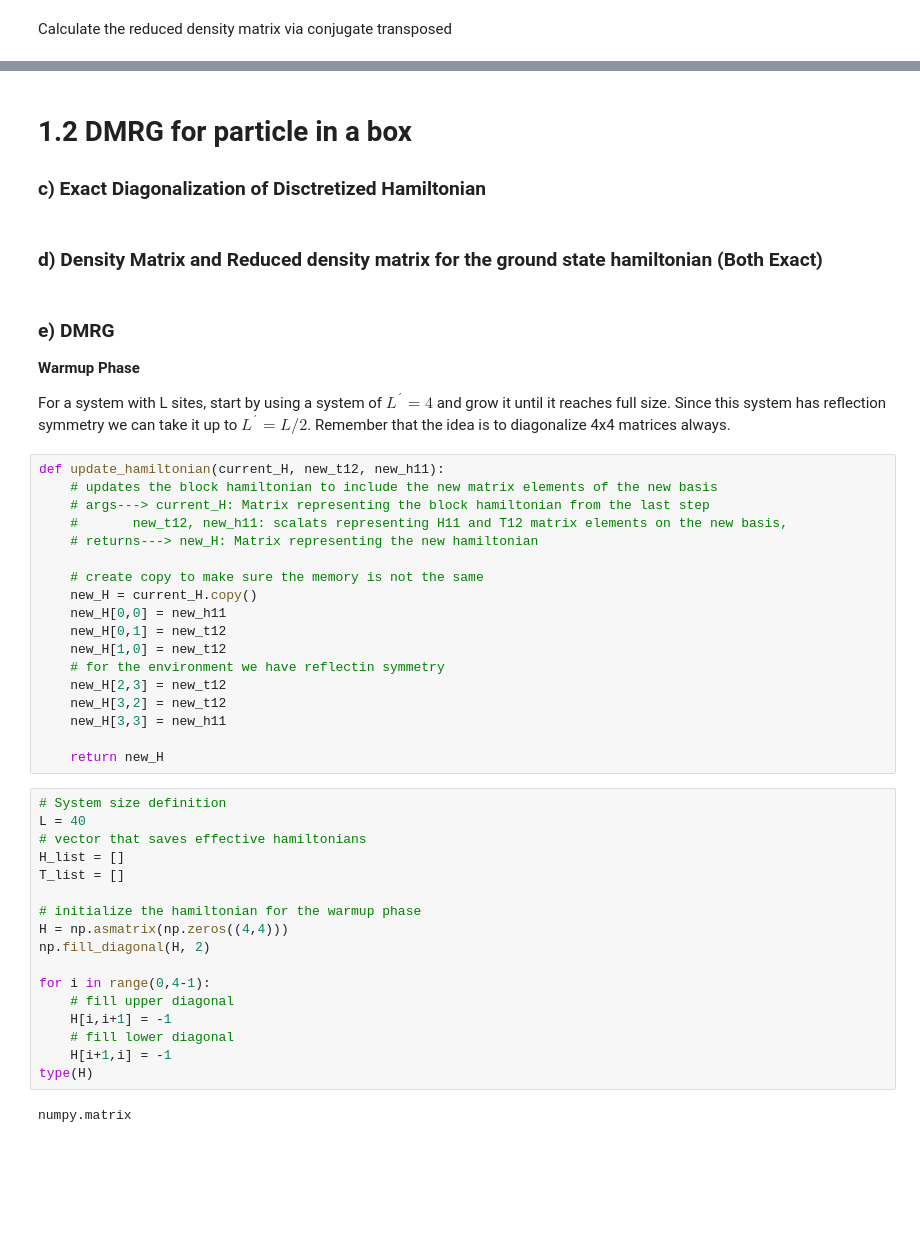
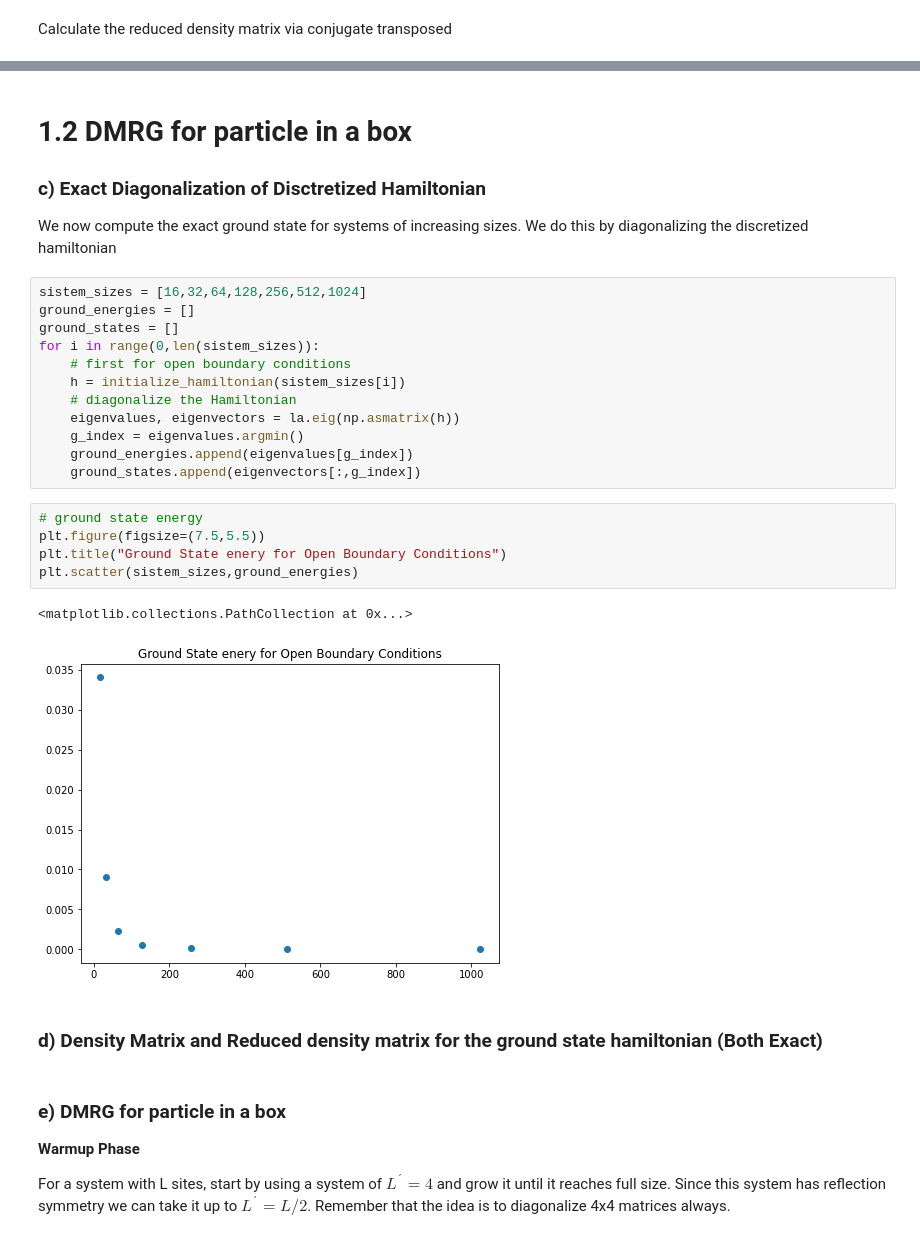
Before and after one commit to Ssalazar12/Physics, a Jupyter notebook: DMRG/Proyect_1.ipynb, the cells around one changed output, grey strips where cells are left out. Saved outputs shown, nothing was run; the diff lists cells and outputs as text; blank space fills up the shorter version.

```diff
--- a/DMRG/Proyect_1.ipynb
+++ b/DMRG/Proyect_1.ipynb
@@ -200,50 +256,35 @@ Calculate the reduced density matrix via conjugate transposed
 # 1.2 DMRG for particle in a box
 
 ### c) Exact Diagonalization of Disctretized Hamiltonian
+
+We now compute the exact ground state for systems of increasing sizes. We do this by diagonalizing the discretized hamiltonian
+# %%
+sistem_sizes = [16,32,64,128,256,512,1024]
+ground_energies = []
+ground_states = []
+for i in range(0,len(sistem_sizes)):
+    # first for open boundary conditions
+    h = initialize_hamiltonian(sistem_sizes[i])
+    # diagonalize the Hamiltonian
+    eigenvalues, eigenvectors = la.eig(np.asmatrix(h))
+    g_index = eigenvalues.argmin()
+    ground_energies.append(eigenvalues[g_index])
+    ground_states.append(eigenvectors[:,g_index])
+# %%
+# ground state energy
+plt.figure(figsize=(7.5,5.5))
+plt.title("Ground State enery for Open Boundary Conditions")
+plt.scatter(sistem_sizes,ground_energies)
+# %% [output]
+<matplotlib.collections.PathCollection at 0x...>
+[figure, added]
 # %% [markdown]
 ### d) Density Matrix and Reduced density matrix for the ground state hamiltonian (Both Exact)
 # %% [markdown]
-### e) DMRG
+### e) DMRG for particle in  a box
 
 
 **Warmup Phase**
 
 For a system with L sites, start by using a system of $L^´= 4$ and grow it until it reaches full size. Since this system has reflection
 symmetry we can take it up to $L^´= L/2$. Remember that the idea is to diagonalize 4x4 matrices always.
-# %%
-def update_hamiltonian(current_H, new_t12, new_h11):
-    # updates the block hamiltonian to include the new matrix elements of the new basis
-    # args---> current_H: Matrix representing the block hamiltonian from the last step
-    #       new_t12, new_h11: scalats representing H11 and T12 matrix elements on the new basis,
-    # returns---> new_H: Matrix representing the new hamiltonian
-
-    # create copy to make sure the memory is not the same
-    new_H = current_H.copy()
-    new_H[0,0] = new_h11
-    new_H[0,1] = new_t12
-    new_H[1,0] = new_t12
-    # for the environment we have reflectin symmetry
-    new_H[2,3] = new_t12
-    new_H[3,2] = new_t12
-    new_H[3,3] = new_h11
-
-    return new_H
-# %%
-# System size definition
-L = 40
-# vector that saves effective hamiltonians
-H_list = []
-T_list = []
-
-# initialize the hamiltonian for the warmup phase
-H = np.asmatrix(np.zeros((4,4)))
-np.fill_diagonal(H, 2)
-
-for i in range(0,4-1):
-    # fill upper diagonal
-    H[i,i+1] = -1
-    # fill lower diagonal
-    H[i+1,i] = -1
-type(H)
-# %% [output]
-numpy.matrix
```
Also changed, not shown: parts of 14 cells of this notebook.
